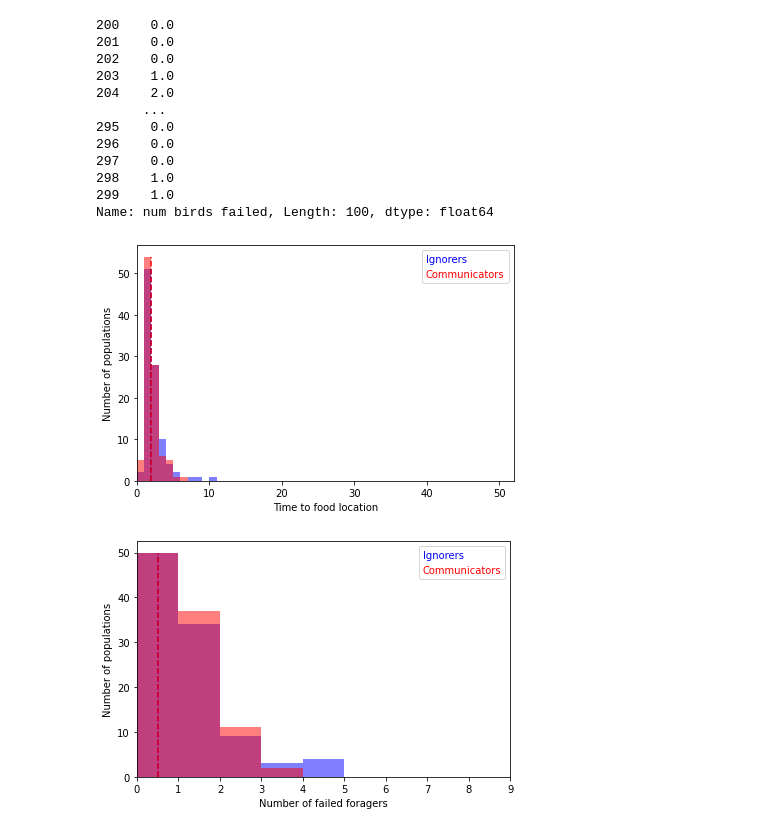
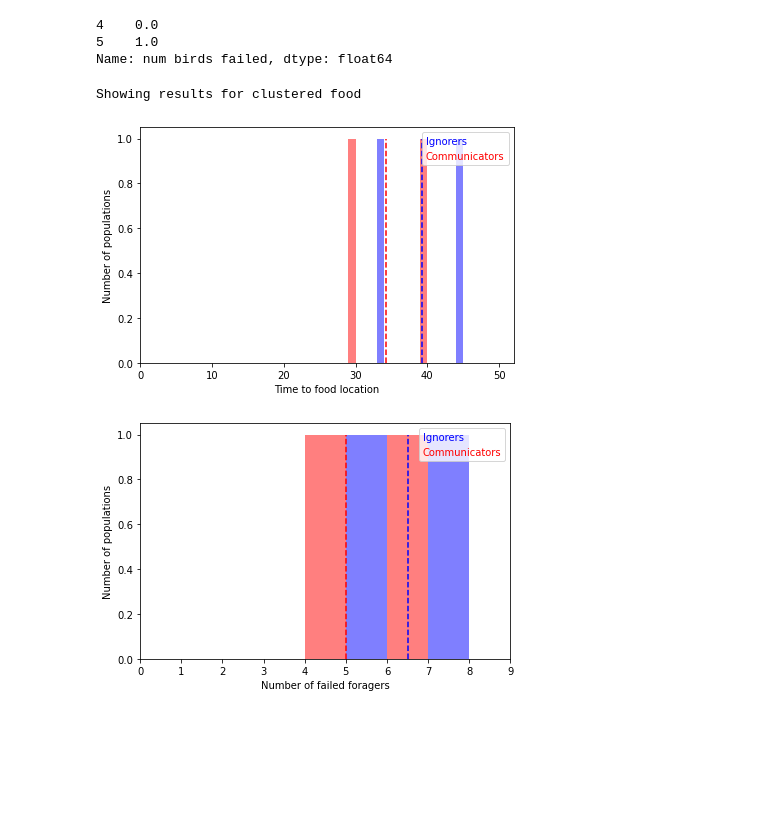
Before and after one commit to BasisResearch/collab-creatures, a Jupyter notebook: mx_refactored/histograms.ipynb, the cells around one changed output. Saved outputs shown, nothing was run; the diff lists cells and outputs as text; code cells hidden in the pictures; blank space fills up the shorter version.

```diff
--- a/mx_refactored/histograms.ipynb
+++ b/mx_refactored/histograms.ipynb
@@ -75,23 +52,14 @@ numfailed_ignorers_distr = df_ignorers_distr['num birds failed']
 numfailed_comm_distr = df_comm_distr['num birds failed']
 
 # Clustered food statistics
-timetofood_ignorers_clust = df_ignorers_distr['time to first food']
-timetofood_comm_clust = df_comm_distr['time to first food']
-numfailed_ignorers_clust = df_ignorers_distr['num birds failed']
-numfailed_comm_clust = df_comm_distr['num birds failed']
+timetofood_ignorers_clust = df_ignorers_clust['time to first food']
+timetofood_comm_clust = df_comm_clust['time to first food']
+numfailed_ignorers_clust = df_ignorers_clust['num birds failed']
+numfailed_comm_clust = df_comm_clust['num birds failed']
 
 print(numfailed_comm_distr)
 # %% [output]
-200    0.0
-201    0.0
-202    0.0
-203    1.0
-204    2.0
-      ...
-295    0.0
-296    0.0
-297    0.0
-298    1.0
-299    1.0
-Name: num birds failed, Length: 100, dtype: float64
+4    0.0
+5    1.0
+Name: num birds failed, dtype: float64
 # %%
@@ -116,23 +84,50 @@ median_timetofood_communicators = np.median(timetofood_comm_distr)
 # 2) Distributed food, Number of birds that failed
 median_numbirdsfailed_ignorers = np.median(numfailed_ignorers_distr)
 median_numbirdsfailed_communicators = np.median(numfailed_comm_distr)
+# %%
+# CLUSTERED
+
+#%% Mann-Whitney statistical tests to test for statistical significance of differences
+# between two types of agents (Ignorers vs Communicators.)
+
+# Environmental condition 1: Distributed food statistics
+#   Performance metric 1: Time to food
+mwu_time = stats.mannwhitneyu(timetofood_ignorers_clust, timetofood_comm_clust, method='auto', alternative='two-sided')
+
+#   Performance metric 2: Number of birds that failed to reach food
+mwu_numfailed = stats.mannwhitneyu(numfailed_ignorers_clust, numfailed_comm_clust, method='auto', alternative='two-sided')
+
+#%% Medians
+
+# 1) Distributed food, Time to food
+median_timetofood_ignorers = np.median(timetofood_ignorers_clust)
+median_timetofood_communicators = np.median(timetofood_comm_clust)
+
+# 2) Distributed food, Number of birds that failed
+median_numbirdsfailed_ignorers = np.median(numfailed_ignorers_clust)
+median_numbirdsfailed_communicators = np.median(numfailed_comm_clust)
 # %%
 # TO DO: Make this section a function
 
-timetofood_ignorers = timetofood_ignorers_distr
-timetofood_communicators = timetofood_comm_distr
-numbirdsfailed_ignorers = numfailed_ignorers_distr
-numbirdsfailed_communicators = numfailed_comm_distr
+food_statistics = 'clustered'
 
-timetofood_ignorers = timetofood_ignorers_clust
-timetofood_communicators = timetofood_comm_distr
-numbirdsfailed_ignorers = numfailed_ignorers_distr
-numbirdsfailed_communicators = numfailed_comm_distr
+if food_statistics == 'distributed':
+    timetofood_ignorers = timetofood_ignorers_distr
+    timetofood_communicators = timetofood_comm_distr
+    numbirdsfailed_ignorers = numfailed_ignorers_distr
+    numbirdsfailed_communicators = numfailed_comm_distr
 
+elif food_statistics == 'clustered':
+    timetofood_ignorers = timetofood_ignorers_clust
+    timetofood_communicators = timetofood_comm_clust
+    numbirdsfailed_ignorers = numfailed_ignorers_clust
+    numbirdsfailed_communicators = numfailed_comm_clust
 
-#%% Plots comparing Ignorers and Communicators for each condition
+#%% Plots comparing Ignorers and Communicators for one of the food conditions
 
 doLegend = True
+
+print('Showing results for ' + food_statistics +  ' food')
 
 # 1) Time to food
 color_ignorers = 'blue'
@@ -146,32 +141,33 @@ ymax1, ymax2 = np.max(hist1data[0]), np.max(hist2data[0])
 ax.vlines(median_timetofood_ignorers, ymin1, ymax1, color=color_ignorers, linestyles='dashed')
 ax.vlines(median_timetofood_communicators, ymin2, ymax2,  color=color_communicators, linestyles='dashed')
 ax.set_xlabel('Time to food location')
 ax.set_ylabel('Number of populations')
 ax.set_xlim([0, N_timesteps+2 ])
 ax.set_xticks(np.linspace(0, N_timesteps, 6).astype(int))
 if doLegend:
     ax.legend(loc='upper right', bbox_to_anchor=(1, 1),
           labelcolor=[color_ignorers, color_communicators], handlelength=0, handletextpad=0,)
 # also try labelcolor='linecolor'
 fig.tight_layout()
 
 # 2) Number of birds that failed
 fig, ax = plt.subplots()
 hist1data = ax.hist(numbirdsfailed_ignorers, bins=np.arange(N_agents), color=color_ignorers, alpha=0.5, label='Ignorers')
 hist2data = ax.hist(numbirdsfailed_communicators, bins=np.arange(N_agents),  color=color_communicators, alpha=0.5, label='Communicators')
 
 ymin1, ymin2 = 0, 0
 ymax1, ymax2 = np.max(hist1data[0]), np.max(hist2data[0])
 ax.vlines(median_numbirdsfailed_ignorers, ymin1, ymax1, color=color_ignorers, linestyles='dashed')
 ax.vlines(median_numbirdsfailed_communicators, ymin2, ymax2,  color=color_communicators, linestyles='dashed')
 ax.set_xlabel('Number of failed foragers')
 ax.set_ylabel('Number of populations')
 ax.set_xlim([0, N_agents])
 ax.set_xticks(np.linspace(0, N_agents, N_agents+1).astype(int))
 if doLegend:
     ax.legend(loc='upper right', bbox_to_anchor=(1, 1),
               labelcolor=[color_ignorers, color_communicators], handlelength=0, handletextpad=0,)
 fig.tight_layout()
 # %% [output]
+Showing results for clustered food
-[figure, old version]
+[figure, new version]
-[figure, old version]
+[figure, new version]
```
Also changed, not shown: parts of 6 cells of this notebook, 3 other files.
